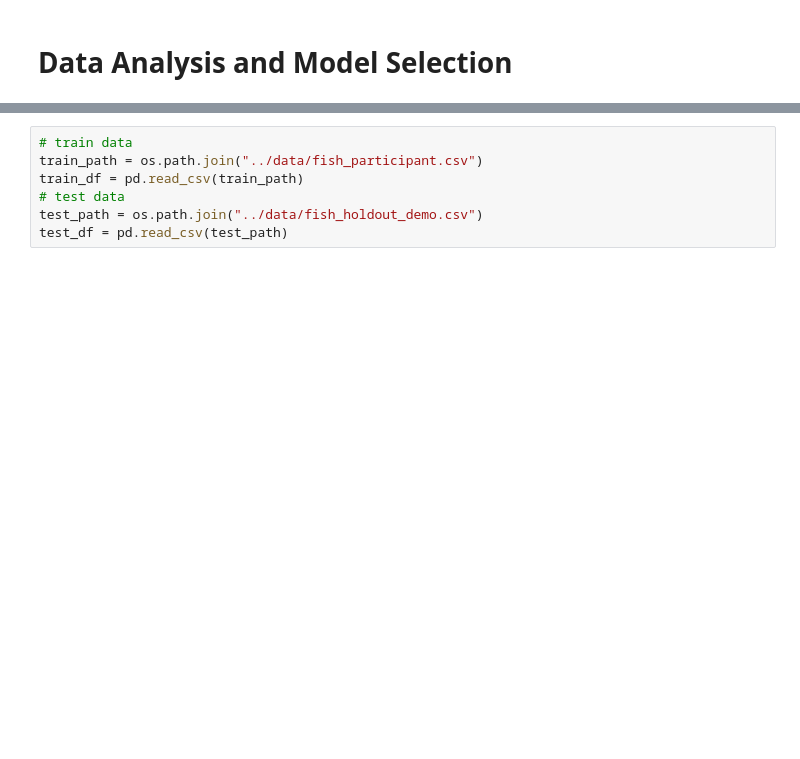
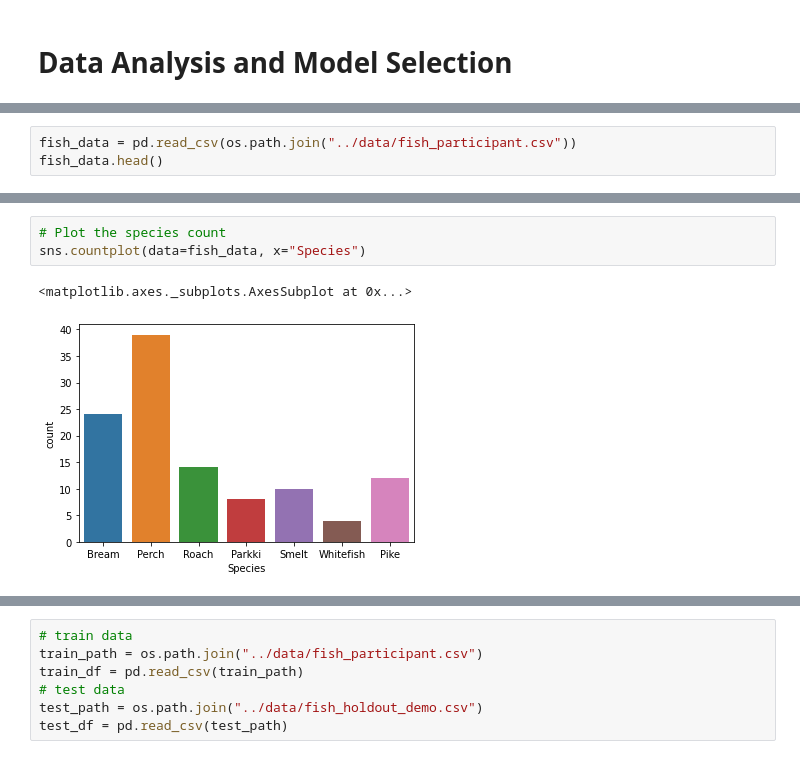
Before and after one commit to sheetalbongale/Fish-Weight-Prediction-Machine-Learning, a Jupyter notebook: notebooks/model_selection.ipynb, the cells around one changed output, grey strips where cells are left out. Cells and saved outputs as stored; diff of their text form; blank space fills up the shorter version.

```diff
--- a/notebooks/model_selection.ipynb
+++ b/notebooks/model_selection.ipynb
@@ -22,0 +23,3 @@ from joblib import load
+# %%
+fish_data = pd.read_csv(os.path.join("../data/fish_participant.csv"))
+fish_data.head()
@@ -22,0 +75,6 @@ from joblib import load
+# %%
+# Plot the species count
+sns.countplot(data=fish_data, x="Species")
+# %% [output]
+<matplotlib.axes._subplots.AxesSubplot at 0x...>
+[figure, added]
```
Also changed, not shown: parts of 18 cells of this notebook, 2 other files.
